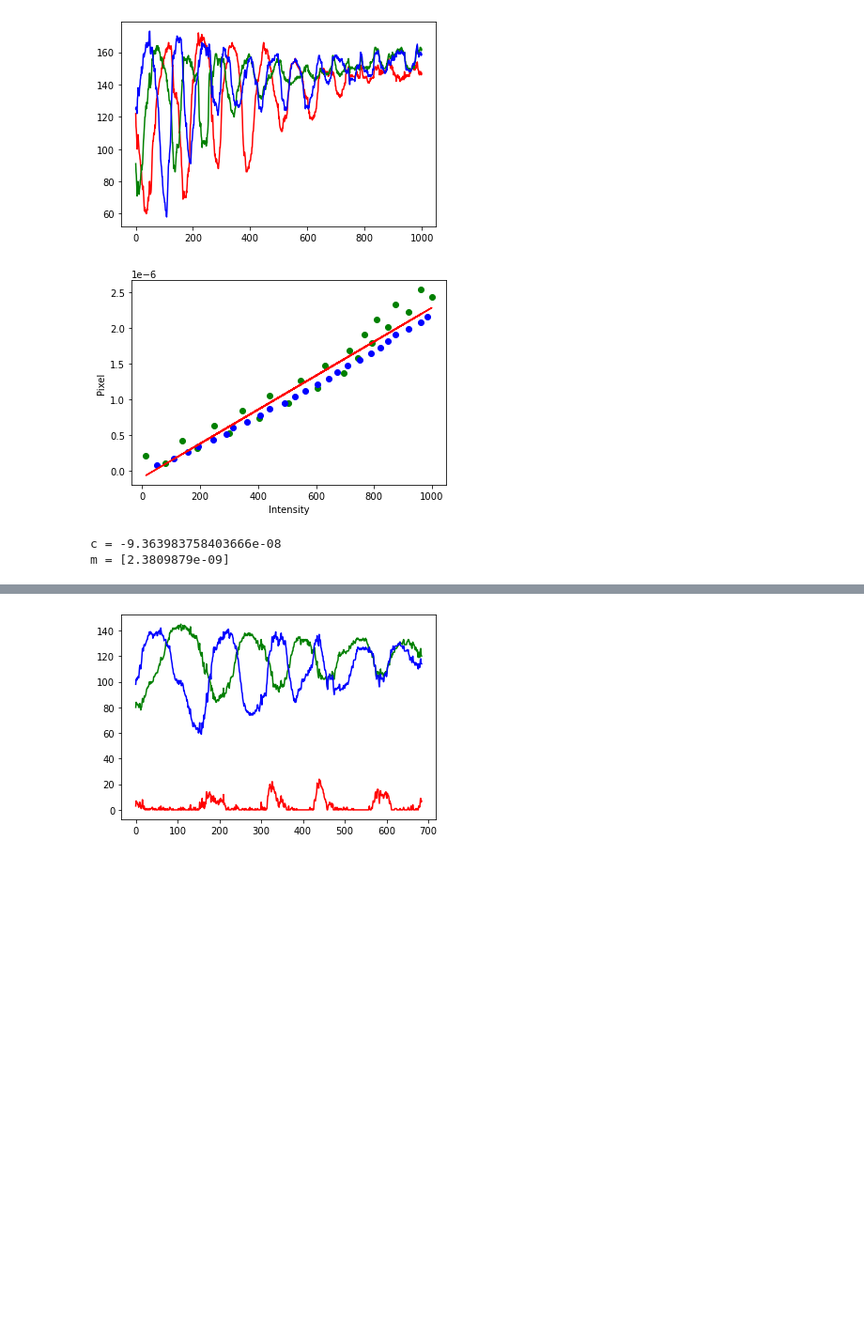
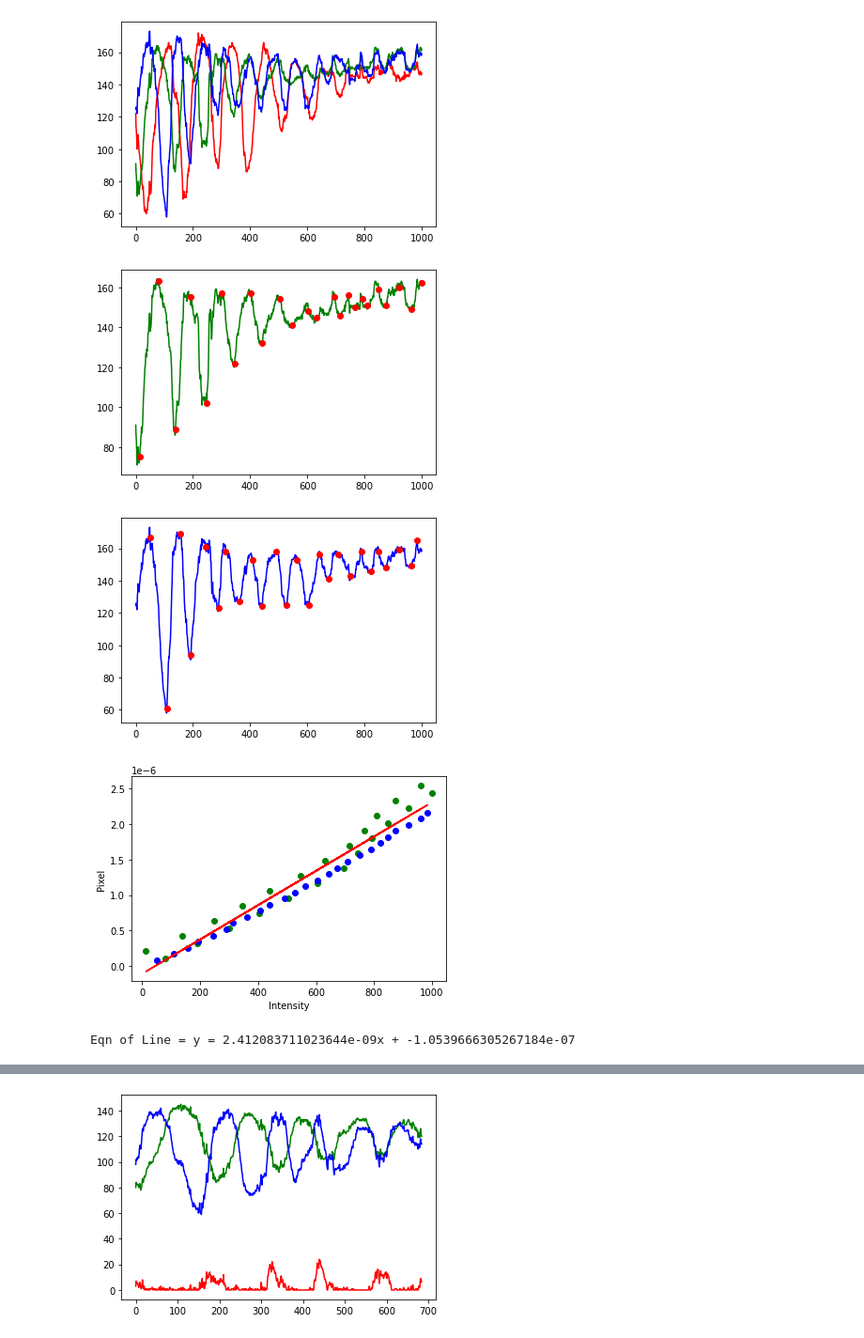
Before and after one commit to teoyi/scientific-computing-archive, a Jupyter notebook: optics/LR2/LR2.ipynb, the cells around one changed output, grey strips where cells are left out. Shown at 94% size. Saved outputs shown, nothing was run; the diff lists cells and outputs as text; code cells hidden in the pictures; blank space fills up the shorter version.

```diff
--- a/optics/LR2/LR2.ipynb
+++ b/optics/LR2/LR2.ipynb
@@ -25,11 +77,6 @@ plt.show()
 [figure]
 # %%
 # Manipulating blue and green data for white light
-def loc_value(array, newlst, df, color):
-    for i in np.arange(len(array)):
-        newlst.append(df.at[array[i], color])
-    return newlst
-
 # Using excel to find the index of peaks and trough for green and blue light
 gpeak_val = []
 gtrough_val = []
@@ -46,77 +93,51 @@ loc_value(wtrough_G, gtrough_val, df_w2, 'G')
 loc_value(wpeak_B, bpeak_val, df_w2, 'B')
 loc_value(wtrough_B, btrough_val, df_w2, 'B')
 
-# plt.figure()
-# plt.plot(df_w2.index, df_w2['G'], color ='green', zorder=0)
-# plt.scatter(wpeak_G, gpeak_val, color = 'red', zorder=1)
-# plt.scatter(wtrough_G, gtrough_val, color = 'red', zorder=1)
+plt.figure()
+plt.plot(df_w2.index, df_w2['G'], color ='green', zorder=0)
+plt.scatter(wpeak_G, gpeak_val, color = 'red', zorder=1)
+plt.scatter(wtrough_G, gtrough_val, color = 'red', zorder=1)
 
-# plt.figure()
-# plt.plot(df_w2.index, df_w2['B'], color ='blue', zorder=0)
-# plt.scatter(wpeak_B, bpeak_val, color = 'red', zorder=1)
-# plt.scatter(wtrough_B, btrough_val, color = 'red', zorder=1)
-# plt.show()
-
-# Values taken from google
-lambda_g = 550*10**-9
-lambda_b = 450*10**-9
-n_bubble = 1.3
+plt.figure()
+plt.plot(df_w2.index, df_w2['B'], color ='blue', zorder=0)
+plt.scatter(wpeak_B, bpeak_val, color = 'red', zorder=1)
+plt.scatter(wtrough_B, btrough_val, color = 'red', zorder=1)
+plt.show()
 
 db_g = [] # thickness for bright fringes
 dd_g = [] # thickness for dark fringes
 db_b = []
 dd_b = []
-
-def bright_d(lamda, n, indexArr, newlst):
-    for m in np.arange(0, len(indexArr)):
-        newlst.append(((m+1)-0.5)*lamda/(2*n))
-    return newlst
-
-def dark_d(lamda, n, indexArr, newlst):
-    for m in np.arange(0, len(indexArr)):
-        newlst.append((m+1)*lamda/(2*n))
-    return newlst
 
 bright_d(lambda_g, n_bubble, wpeak_G, db_g)
 dark_d(lambda_g, n_bubble, wtrough_G, dd_g)
 bright_d(lambda_b, n_bubble, wpeak_B, db_b)
 dark_d(lambda_b, n_bubble, wtrough_B, dd_b)
 
 pix_lst = wpeak_G + wtrough_G + wpeak_B + wtrough_B
 val_lst = db_g + dd_g + db_b + dd_b
-
-# plt.scatter(wpeak_G, db_g, color = 'green')
-# plt.scatter(wtrough_G, dd_g, color = 'green')
-# plt.scatter(wpeak_B, db_b, color = 'blue')
-# plt.scatter(wtrough_B, dd_b, color = 'blue')
-# plt.show()
-
-# print(pix_lst)
-# print(val_lst)
-# plt.scatter(pix_lst, val_lst, color = 'black')
-# plt.show()
-
 
 x = np.array(pix_lst).reshape((-1,1))
 y = np.array(val_lst)
 x_train, x_test, y_train, y_test = train_test_split(x, y, test_size = 1/3)
 model = LinearRegression().fit(x_train, y_train)
 y_pred = model.predict(x_test)
 
 # plt.scatter(x, y, color = "black")
 plt.scatter(wpeak_G, db_g, color = 'green', zorder=0)
 plt.scatter(wtrough_G, dd_g, color = 'green', zorder=0)
 plt.scatter(wpeak_B, db_b, color = 'blue', zorder=0)
 plt.scatter(wtrough_B, dd_b, color = 'blue', zorder=0)
 plt.plot(x_train, model.predict(x_train), color = "red", zorder=1)
 plt.xlabel("Intensity")
 plt.ylabel("Pixel")
 plt.show()
 
-
-print(f'c = {model.intercept_}')
-print(f'm = {model.coef_}')
+print(f'Eqn of Line = y = {model.coef_[0]}x + {model.intercept_}')
+# print(f'c = {model.intercept_}')
+# print(f'm = {model.coef_}')
 # %% [output]
-[figure, old version]
+[figure, new version]
+[figure, added]
+[figure, added]
-c = -9.363983758403666e-08
-m = [2.3809879e-09]
+Eqn of Line = y = 2.412083711023644e-09x + -1.0539666305267184e-07
```
Also changed, not shown: parts of 4 cells of this notebook.
